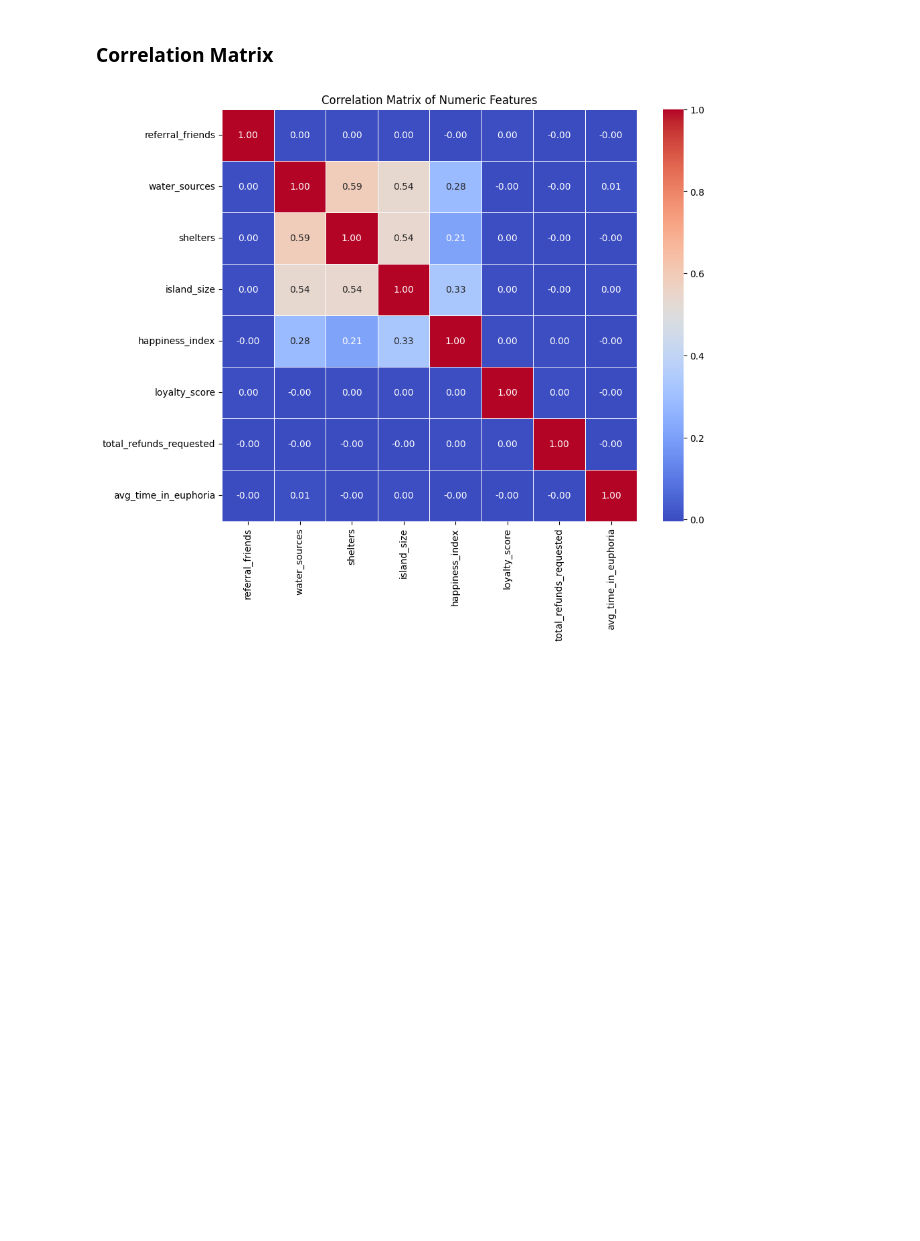
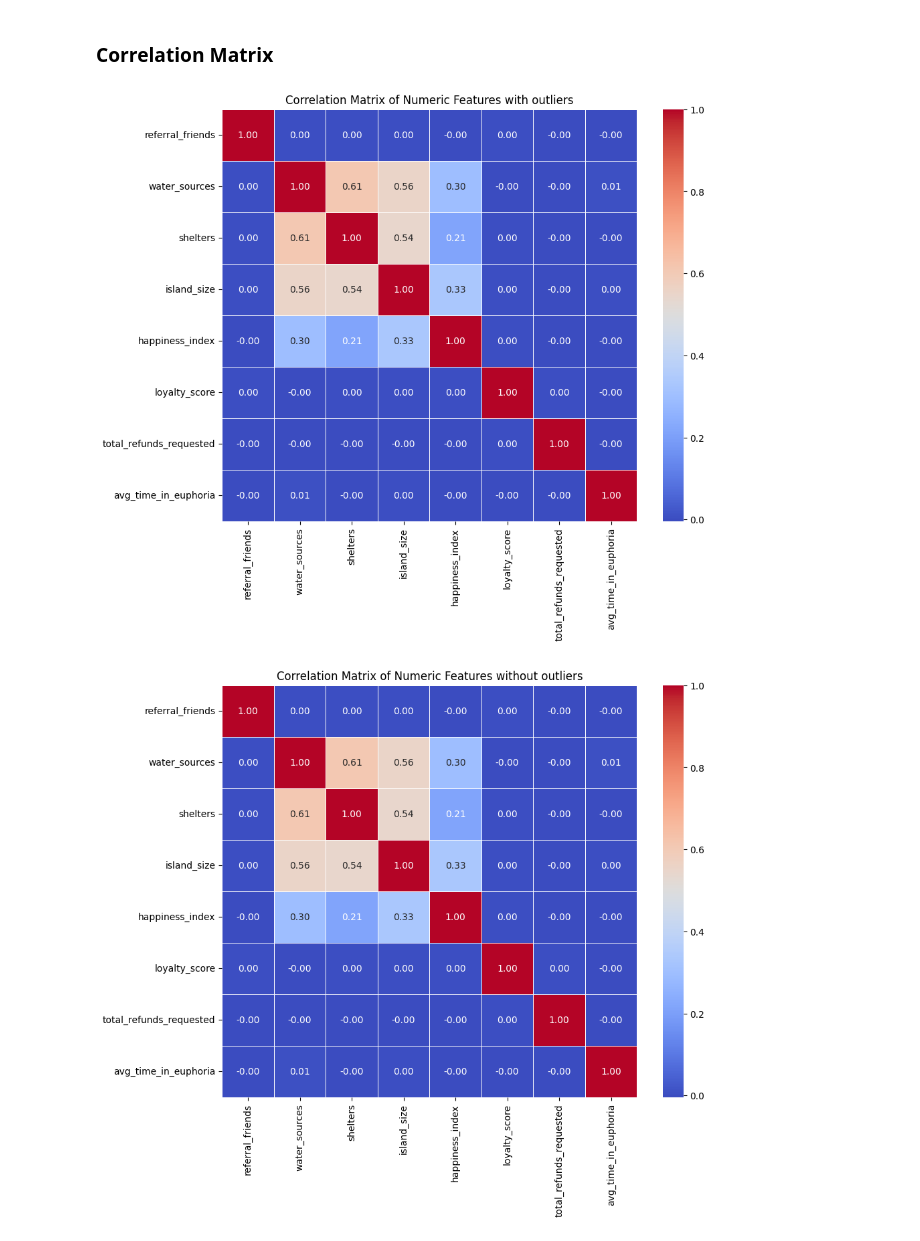
Before and after one commit to Matteo115/Euphoria-299661, a Jupyter notebook: new_main.ipynb, the cells around one changed output. Cells and saved outputs as stored; diff of their text form; code cells hidden in the pictures; blank space fills up the shorter version.

```diff
--- a/new_main.ipynb
+++ b/new_main.ipynb
@@ -223,31 +248,30 @@ plt.show()
 # Handle missing values for categorical columns by assigning "Unknown"
 categorical_cols_with_missing = [col for col in categorical_cols if euphoria_data[col].isnull().sum() > 0]
 for col in categorical_cols_with_missing:
-    euphoria_data[col] = euphoria_data[col].fillna("Unknown")
+    if col in ['fauna_friendly', 'features']:
+        euphoria_data[col] = euphoria_data[col].fillna("None")
+    else:
+        euphoria_data[col] = euphoria_data[col].fillna("Unknown")
 
 # Handle missing values for numeric columns by imputing with the median
-numeric_cols_with_missing = [col for col in numeric_cols if euphoria_data[col].isnull().sum() > 0]
+numeric_cols_with_missing = [col for col in numeric_columns if euphoria_data[col].isnull().sum() > 0]
 for col in numeric_cols_with_missing:
-    median_value = euphoria_data[col].median()
-    euphoria_data[col] = euphoria_data[col].fillna(median_value)
+    if col in ['referral_friends', 'loyalty_score', 'total_refunds_requested', 'avg_time_in_euphoria']:
+        median_value = euphoria_data[col].median()
+        euphoria_data[col] = euphoria_data[col].fillna(median_value)
+    else:
+        mean_value = euphoria_data[col].mean()
+        euphoria_data[col] = euphoria_data[col].fillna(mean_value)
 
-# Remove columns with excessive missing values (>50% missing)
-threshold = 0.5 * len(euphoria_data)
+# Remove columns with excessive missing values (>70% missing)
+threshold = 0.7 * len(euphoria_data)
 columns_to_drop = [col for col in euphoria_data.columns if euphoria_data[col].isnull().sum() > threshold]
 euphoria_data = euphoria_data.drop(columns=columns_to_drop, axis=1)
-
-# Replace "Unknown" with "None" in 'fauna_friendly' and 'features'
-euphoria_data['fauna_friendly'] = euphoria_data['fauna_friendly'].replace("Unknown", "None")
-if 'features' in euphoria_data.columns:
-    euphoria_data['features'] = euphoria_data['features'].fillna("None")
-
-# Verify the changes
-euphoria_data[['fauna_friendly', 'features']].head()
 
 # Check if any missing values remain in the dataset
 remaining_missing_values = euphoria_data.isnull().sum().sum()
 
 # Output the results
-remaining_missing_values, euphoria_data.info()
+#remaining_missing_values, euphoria_data.info()
 p=msno.matrix(euphoria_data)
 # %% [output]
@@ -274,11 +326,21 @@ memory usage: 14.4+ MB
 # %%
 # Compute correlation matrix for numeric columns
 correlation_matrix = euphoria_data[numeric_columns].corr()
 
 # Plot the correlation heatmap
 plt.figure(figsize=(10, 8))
 sns.heatmap(correlation_matrix, annot=True, cmap='coolwarm', fmt='.2f', linewidths=0.5)
-plt.title('Correlation Matrix of Numeric Features')
+plt.title('Correlation Matrix of Numeric Features with outliers')
 plt.show()
+
+# Compute correlation matrix for numeric columns
+correlation_matrix_without_outliers = euphoria_data[numeric_columns].corr()
+
+# Plot the correlation heatmap
+plt.figure(figsize=(10, 8))
+sns.heatmap(correlation_matrix, annot=True, cmap='coolwarm', fmt='.2f', linewidths=0.5)
+plt.title('Correlation Matrix of Numeric Features without outliers')
+plt.show()
 # %% [output]
-[figure, old version]
+[figure, new version]
+[figure, added]
```
Also changed, not shown: parts of 7 cells of this notebook.
